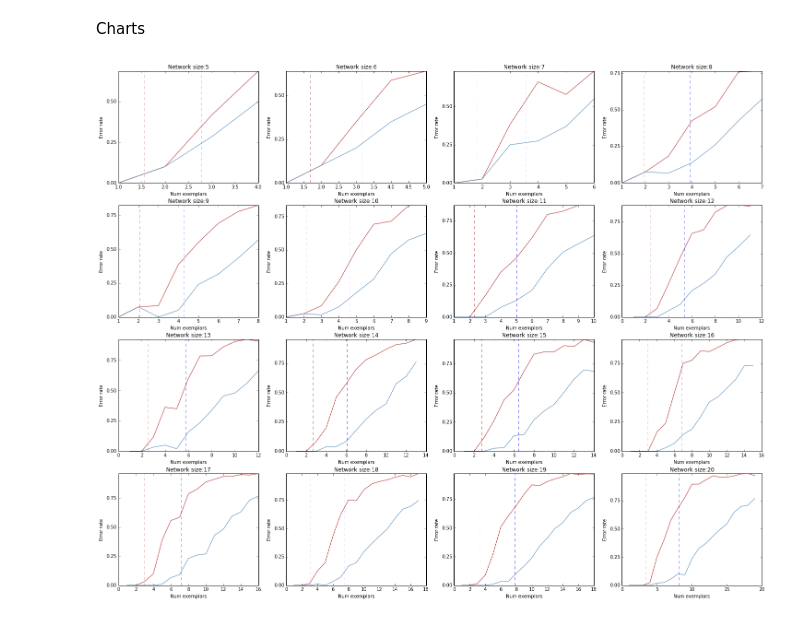
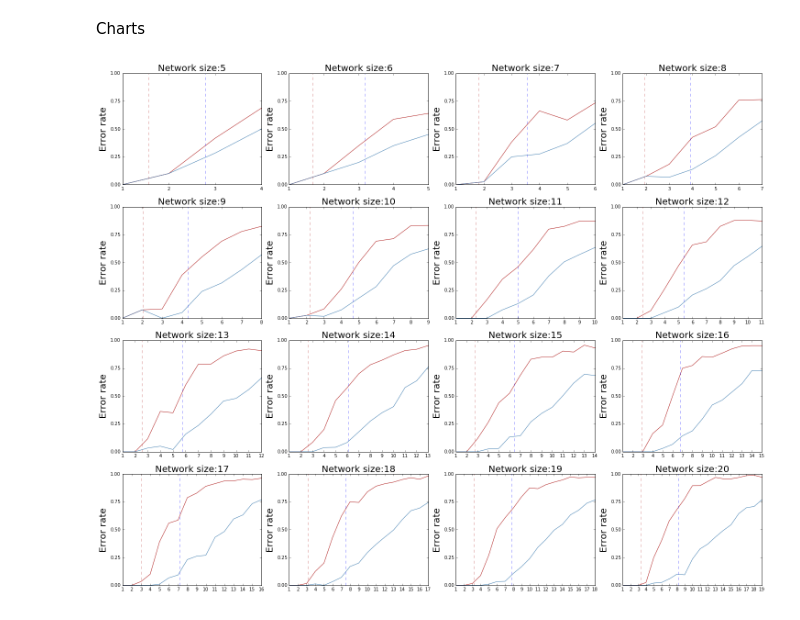
Before and after one commit to cdjeschke/neural-networks-project, a Jupyter notebook: project.ipynb, the cells around one changed output. Drawn from its saved outputs; the diff is of its cells as text; code cells hidden in the pictures.

```diff
--- a/project.ipynb
+++ b/project.ipynb
@@ -312,27 +301,28 @@ Charts
 # %%
 rows = math.sqrt(len(results))
 cols = rows
 
 figure = plt.figure(figsize=(25,20))
 for i, n in enumerate(results):
 
     ks = [entry['k'] for entry in results[n]]
     hebbian_rates = [entry['hebbian'] for entry in results[n]]
     storkey_rates = [entry['storkey'] for entry in results[n]]
 
     axes = figure.add_subplot(rows, cols, i+1)
     axes.set_title("Network size:{0}".format(n))
+    axes.set_xticks(ks)
     axes.set_yticks([0, .25, .5, .75, 1])
-    axes.set_ylabel("Error rate")
-    axes.set_xlabel("Num exemplars")
+    axes.set_ylim(0,1)
+    axes.set_ylabel("Error rate", fontdict={'fontsize': 20})
 
     # Hebbian rule rates & network capacity
     axes.plot(ks, hebbian_rates, color='firebrick', label='Hebbian')
     axes.axvline(x=capacities[n]['hebbian'], color='firebrick', linestyle='--', alpha=.5)
 
     # Storkey rule rates & network capacity
     axes.plot(ks, storkey_rates, color='steelblue', label='Storkey')
     axes.axvline(x=capacities[n]['storkey'], color='blue', linestyle='--', alpha=.5)
-    axes.set_title("Network size:{0}".format(n))
+    axes.set_title("Network size:{0}".format(n), fontdict={'fontsize': 20})
 # %% [output]
-[figure, old version]
+[figure, new version]
```
Also changed, not shown: parts of 1 cell of this notebook, 4 other files.
